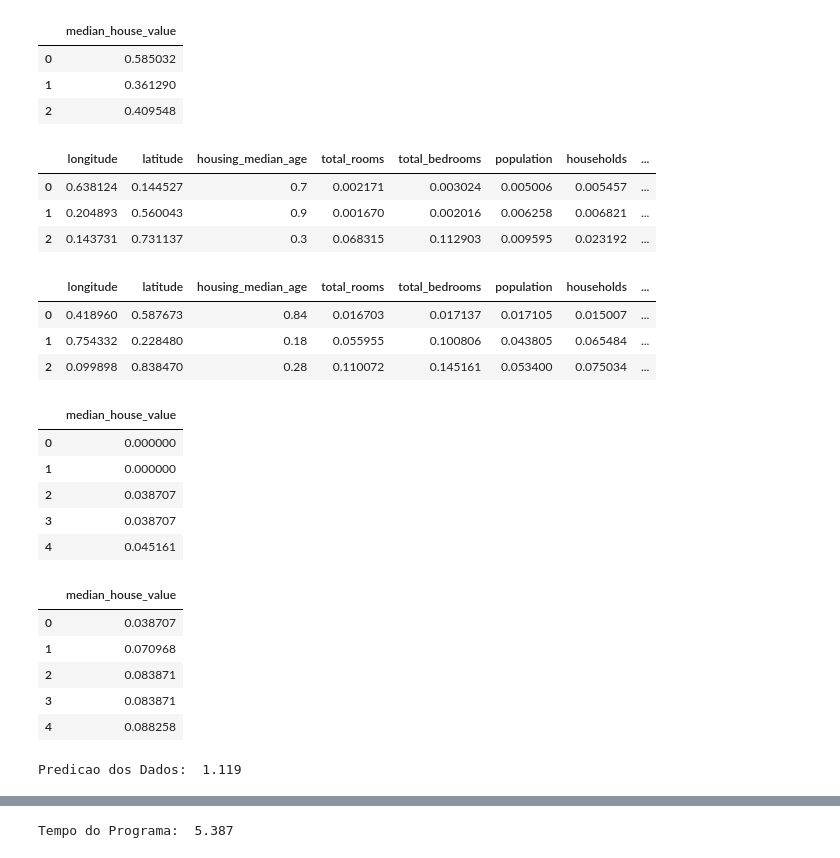
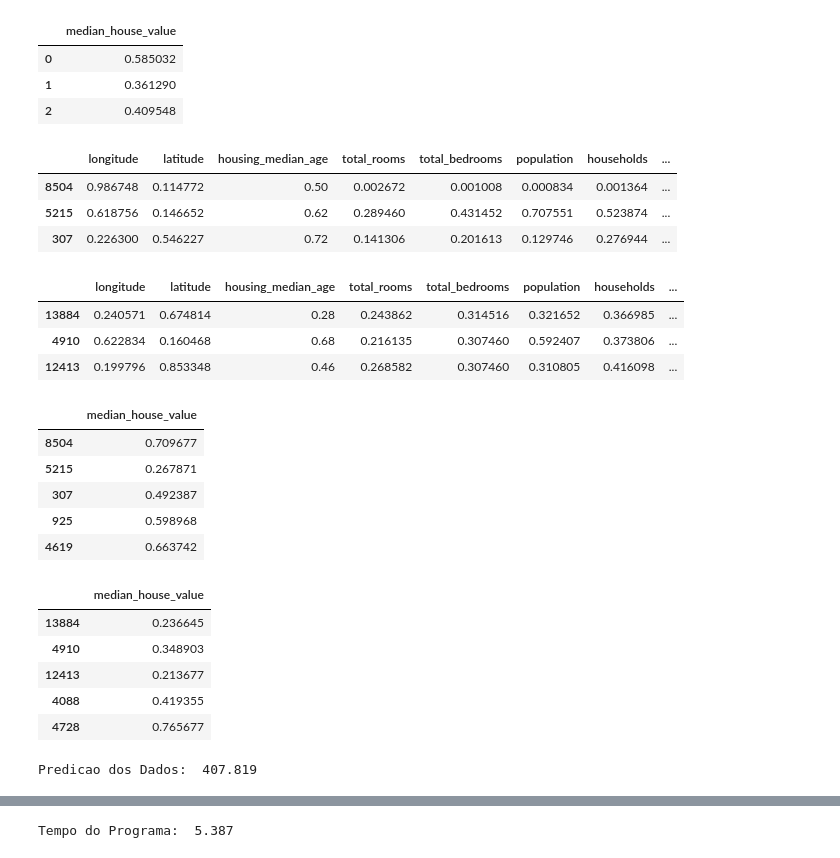
Before and after one commit to lucasrodrigues10/IA_Python, a Jupyter notebook: Trabalho_IA.ipynb, the cells around one changed output, grey strips where cells are left out. Cells and saved outputs as stored; diff of their text form; code cells hidden in the pictures.

```diff
--- a/Trabalho_IA.ipynb
+++ b/Trabalho_IA.ipynb
@@ -58,10 +94,10 @@ precos_casa.describe()
 # %%
 # separa o dataframe
-dados = precos_casa.loc[:, precos_casa.columns != 'median_house_value']
+features = precos_casa.loc[:, precos_casa.columns != 'median_house_value']
 target = precos_casa.loc[:, precos_casa.columns == 'median_house_value']
 # %%
 # numeriza o ocean
 dic_ocean = {0: 'NEAR BAY', 1: '<1H OCEAN', 2: 'INLAND', 3: 'NEAR OCEAN', 4: 'ISLAND'}
 for chave, valor in dic_ocean.items():
-    dados = dados.replace(valor, chave)
+    features = features.replace(valor, chave)
 # %%
@@ -73,11 +109,11 @@ dados.head(3)
 | 2 | -122.26 | 37.84 | 50.0 | 2239.0 | 455.0 | 990.0 | 419.0 | ... |
 # %%
 # normaliza dados
-colunas = dados.columns
+colunas = features.columns
 min_max_scaler = preprocessing.MinMaxScaler()
-x_scaled = min_max_scaler.fit_transform(dados.values.astype(float))
-dados = pd.DataFrame(x_scaled)
-dados.columns = colunas
+x_scaled = min_max_scaler.fit_transform(features.values.astype(float))
+features = pd.DataFrame(x_scaled)
+features.columns = colunas
 
 #normaliza target
 colunas = target.columns
@@ -114,35 +138,38 @@ target_treino = target_treino.sort_values(by='median_house_value').reset_index(d
+# %%
+# separa o dataframe: dados_treino = 0 - 40%  dados_validacao = 40 - 100%
+features_treino, features_teste, target_treino, target_teste = model_selection.train_test_split(features, target, test_size=0.4, random_state=101)
 # %%
-dados_treino.head(3)
+features_treino.head(3)
 # %% [output]
 |  | longitude | latitude | housing_median_age | total_rooms | total_bedrooms | population | households | ... |
-| 0 | 0.638124 | 0.144527 | 0.7 | 0.002171 | 0.003024 | 0.005006 | 0.005457 | ... |
-| 1 | 0.204893 | 0.560043 | 0.9 | 0.001670 | 0.002016 | 0.006258 | 0.006821 | ... |
-| 2 | 0.143731 | 0.731137 | 0.3 | 0.068315 | 0.112903 | 0.009595 | 0.023192 | ... |
+| 8504 | 0.986748 | 0.114772 | 0.50 | 0.002672 | 0.001008 | 0.000834 | 0.001364 | ... |
+| 5215 | 0.618756 | 0.146652 | 0.62 | 0.289460 | 0.431452 | 0.707551 | 0.523874 | ... |
+| 307 | 0.226300 | 0.546227 | 0.72 | 0.141306 | 0.201613 | 0.129746 | 0.276944 | ... |
 # %%
-dados_validacao.head(3)
+features_teste.head(3)
 # %% [output]
 |  | longitude | latitude | housing_median_age | total_rooms | total_bedrooms | population | households | ... |
-| 0 | 0.418960 | 0.587673 | 0.84 | 0.016703 | 0.017137 | 0.017105 | 0.015007 | ... |
-| 1 | 0.754332 | 0.228480 | 0.18 | 0.055955 | 0.100806 | 0.043805 | 0.065484 | ... |
-| 2 | 0.099898 | 0.838470 | 0.28 | 0.110072 | 0.145161 | 0.053400 | 0.075034 | ... |
+| 13884 | 0.240571 | 0.674814 | 0.28 | 0.243862 | 0.314516 | 0.321652 | 0.366985 | ... |
+| 4910 | 0.622834 | 0.160468 | 0.68 | 0.216135 | 0.307460 | 0.592407 | 0.373806 | ... |
+| 12413 | 0.199796 | 0.853348 | 0.46 | 0.268582 | 0.307460 | 0.310805 | 0.416098 | ... |
 # %%
 target_treino.head()
 # %% [output]
 |  | median_house_value |
-| 0 | 0.000000 |
-| 1 | 0.000000 |
-| 2 | 0.038707 |
-| 3 | 0.038707 |
-| 4 | 0.045161 |
+| 8504 | 0.709677 |
+| 5215 | 0.267871 |
+| 307 | 0.492387 |
+| 925 | 0.598968 |
+| 4619 | 0.663742 |
 # %%
-target_validacao.head()
+target_teste.head()
 # %% [output]
 |  | median_house_value |
-| 0 | 0.038707 |
-| 1 | 0.070968 |
-| 2 | 0.083871 |
-| 3 | 0.083871 |
-| 4 | 0.088258 |
+| 13884 | 0.236645 |
+| 4910 | 0.348903 |
+| 12413 | 0.213677 |
+| 4088 | 0.419355 |
+| 4728 | 0.765677 |
 # %%
 # machine learning
 print('Predicao dos Dados: ', round(time.time() - tempo_inicial, 3))
@@ -151,7 +178,7 @@ print('Predicao dos Dados: ', round(time.time() - tempo_inicial, 3))
 #clf = svm.SVR() # 6922054605.659882
 clf = ensemble.BaggingRegressor()
 #clf = linear_model.SGDRegressor() # infinito
-clf.fit(dados_treino.values, target_treino.values.ravel())
-target_predicao = clf.predict(dados_validacao)
+clf.fit(features_treino.values, target_treino.values.ravel())
+predicao = clf.predict(features_teste)
 # %% [output]
-Predicao dos Dados:  1.119
+Predicao dos Dados:  407.819
```
Also changed, not shown: parts of 18 cells of this notebook, 2 other files.
